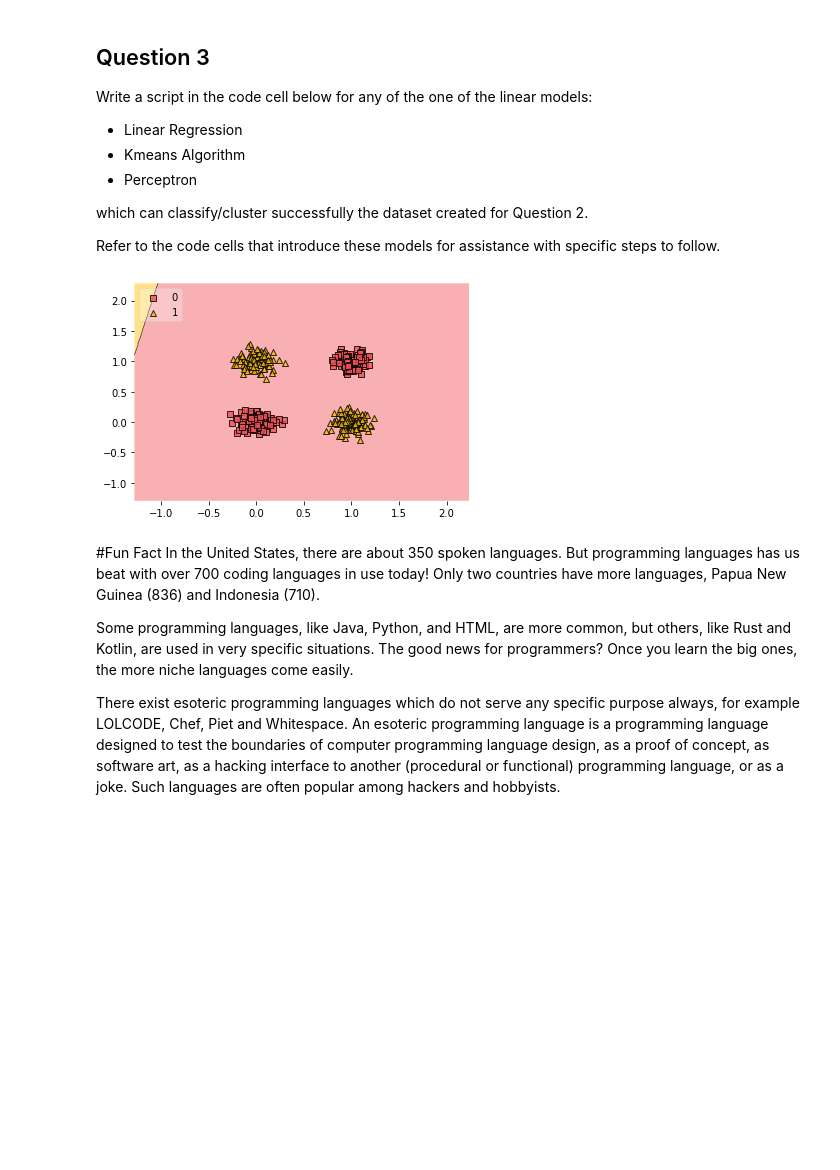
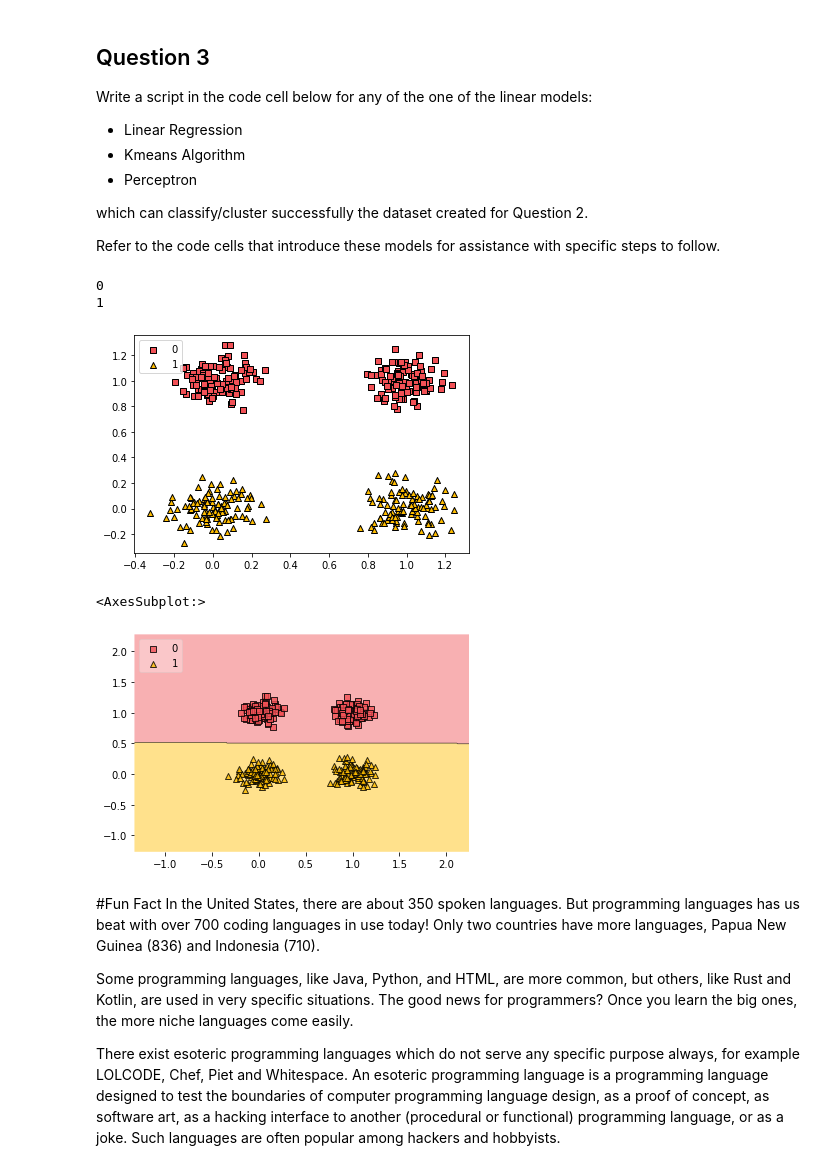
Before and after one commit to acbonilla1/Futuremakers2022, a Jupyter notebook: Copy_of_Day_3_Intro_to_Deep_Learning_SV.ipynb, the cells around one changed output. Cells and saved outputs as stored; diff of their text form; code cells hidden in the pictures; blank space fills up the shorter version.

```diff
--- a/Copy_of_Day_3_Intro_to_Deep_Learning_SV.ipynb
+++ b/Copy_of_Day_3_Intro_to_Deep_Learning_SV.ipynb
@@ -269,18 +269,29 @@ Write a script in the code cell below for any of the one of the linear models:
 which can classify/cluster successfully the dataset created for Question 2.
 
 Refer to the code cells that introduce these models for assistance with specific steps to follow.
-# %%
-""" Enter your code for Question 3 here """
-percept =  Perceptron(tol=1e-3, random_state=0)
-
-percept.fit(newData,newTarget)
-percept.score(newData,newTarget)
-
-newTarget = newTarget.reshape((-1))
-plot_decision_regions(newData, newTarget, clf=percept, legend=2,colors = '#F15156,#FFBD00',)
-plt.show() #also this seems useless since I'm not using plt?
-# %% [output]
-[figure, removed]
+# %%
+""" Enter your code for Question 3 here """
+kmeans = KMeans(n_clusters=2, random_state=0).fit(newData)
+label = kmeans.fit_predict(newData)
+
+# Getting unique labels
+all_labels = np.unique(label)
+
+# Plotting the results (not line):
+for i in all_labels:
+    print(str(i))
+    plt.scatter(newData[label == i , 0] , newData[label == i , 1] , label = i, c=['#F15156', '#FFBD00'][i], edgecolors='black', marker=['s', '^'][i])
+plt.legend()
+plt.show()
+
+## line. Replace target with label, because label is the trained version of target?
+plot_decision_regions(newData, label, clf=kmeans, legend=2,colors = '#F15156,#FFBD00',)
+# %% [output]
+0
+1
+[figure, added]
+<AxesSubplot:>
+[figure, added]
 # %% [markdown]
 #Fun Fact
 In the United States, there are about 350 spoken languages. But programming languages has us beat with over 700 coding languages in use today! Only two countries have more languages, Papua New Guinea (836) and Indonesia (710).
```
Also changed, not shown: parts of 16 cells of this notebook.
